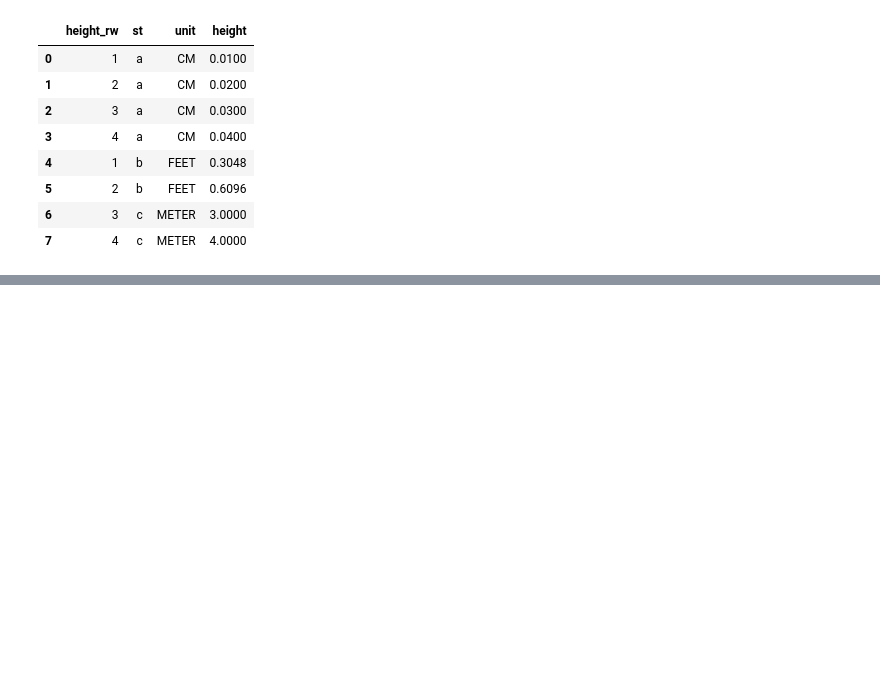
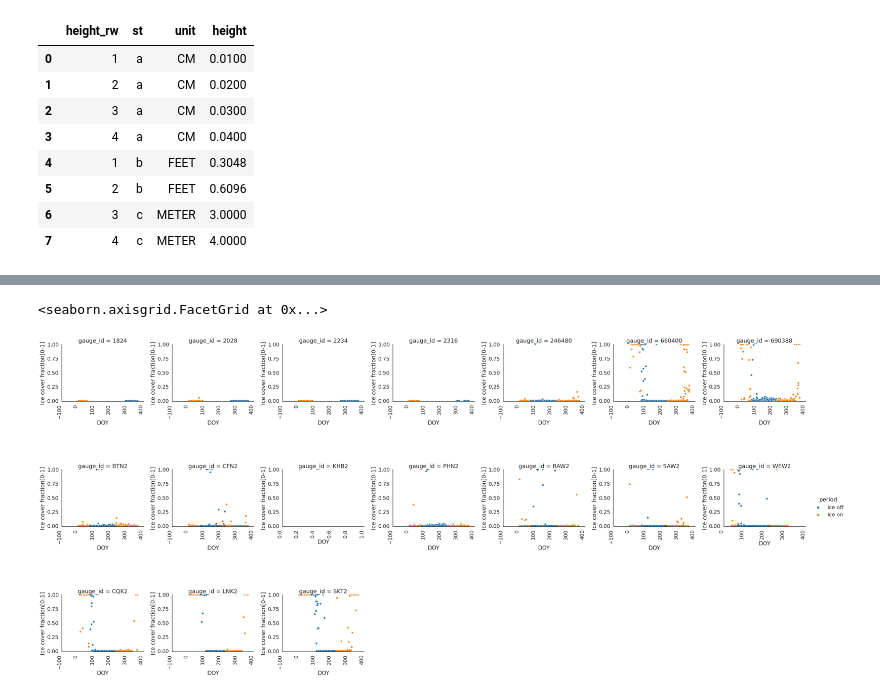
Before and after one commit to anmagomez/radar_altimetry_eval, a Jupyter notebook: src/rapid_request.ipynb, the cells around one changed output, grey strips where cells are left out. Saved outputs shown, nothing was run; the diff lists cells and outputs as text; code cells hidden in the pictures; blank space fills up the shorter version.

```diff
--- a/src/rapid_request.ipynb
+++ b/src/rapid_request.ipynb
@@ -894,0 +903,10 @@ convert_units(df,height_fd, origin=origin, to=to, check_col=True, unit_fd='unit'
+# %%
+
+dir_ice_lake='../data/locss_ice.csv'
+#Rad all lakes
+df_ice=pd.read_csv(dir_ice_lake)
+dir_all_slakes='../data/temp_all_slakes.csv'
+df_allsl=pd.read_csv(dir_all_slakes)
+# %%
+df=df_allsl[['layer','gauge_id','Hylak_id']]
+df_ice=df_ice.merge(df, left_on='Hylak_id', right_on='Hylak_id')
@@ -894,0 +923,41 @@ convert_units(df,height_fd, origin=origin, to=to, check_col=True, unit_fd='unit'
+# %%
+lakes = df_ice.gauge_id.unique()
+
+import seaborn as sns
+from datetime import date
+
+sns.set_style('white')
+sns.set_context('notebook',font_scale=1.5)
+
+#Refactor https://stackoverflow.com/questions/61085809/how-to-prevent-seaborn-facetgrid-from-overlapping-when-wrapped
+df=df_ice
+x_field='doy'
+y_field='SLIDE_snowIce'
+hue='period'
+col='gauge_id'
+col_wrap=7
+facet_kws={'sharey': False, 'sharex': False}
+#Split the figure in two
+
+
+g_sn=sns.relplot(data=df,
+                 x=x_field, y=y_field, hue=hue,
+                 col=col,col_wrap=col_wrap, facet_kws=facet_kws)#, aspect=0.7, height=5.5)
+g_sn.fig.subplots_adjust(hspace=1.2, wspace=.35)
+g_sn.set_xticklabels(rotation=90, horizontalalignment='right')
+g_sn.set( xlabel = "DOY", ylabel = "Ice cover fraction[0-1]")
+g_sn.set(ylim=(-0.01, 1))
+
+# g_sn.savefig('../data/dup_bg_by_date_neq_gt005_'+date.today().strftime("%Y%m%d")+'.png')
+
+# col=st_id_fd
+# g_sn=sns.relplot(data=df,
+#                  x=x_field, y=y_field,
+#                  col=col,col_wrap=col_wrap, facet_kws=facet_kws)#, aspect=0.7, height=5.5)
+# g_sn.fig.subplots_adjust(hspace=1.2, wspace=.35)
+# g_sn.set_xticklabels(rotation=90, horizontalalignment='right')
+# g_sn.set( xlabel = "Date", ylabel = "Diff WSE (m)")
+# g_sn.savefig('../data/dup_bg_by_date_neq_gt005_id_'+date.today().strftime("%Y%m%d")+'.png')
+# %% [output]
+<seaborn.axisgrid.FacetGrid at 0x...>
+[figure, added]
```
Also changed, not shown: parts of 14 cells of this notebook.
